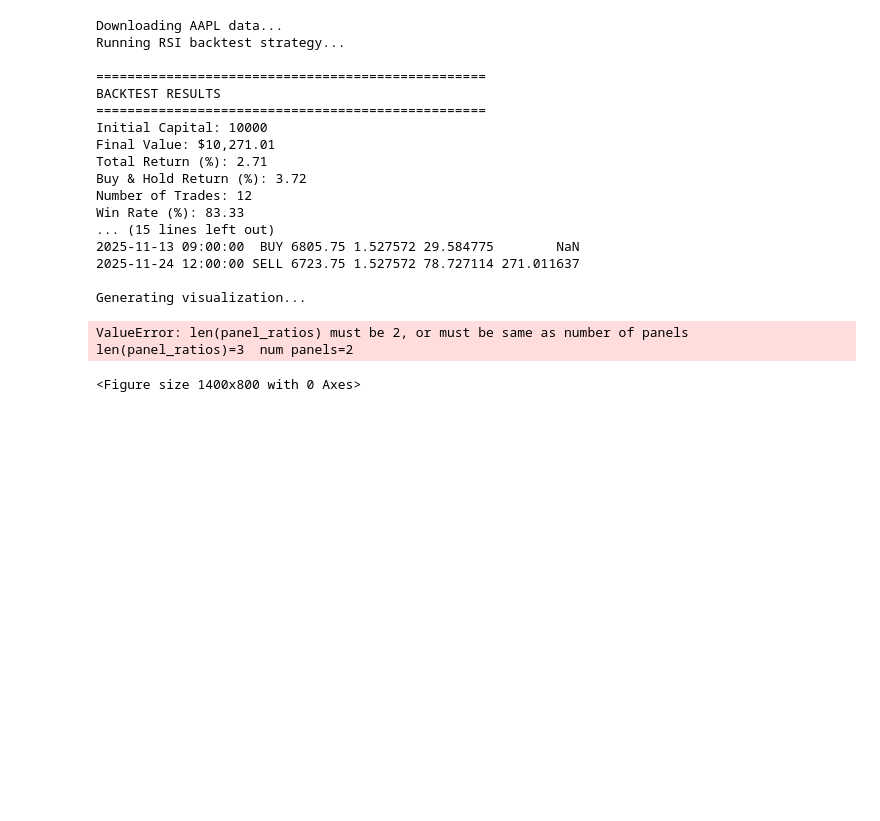
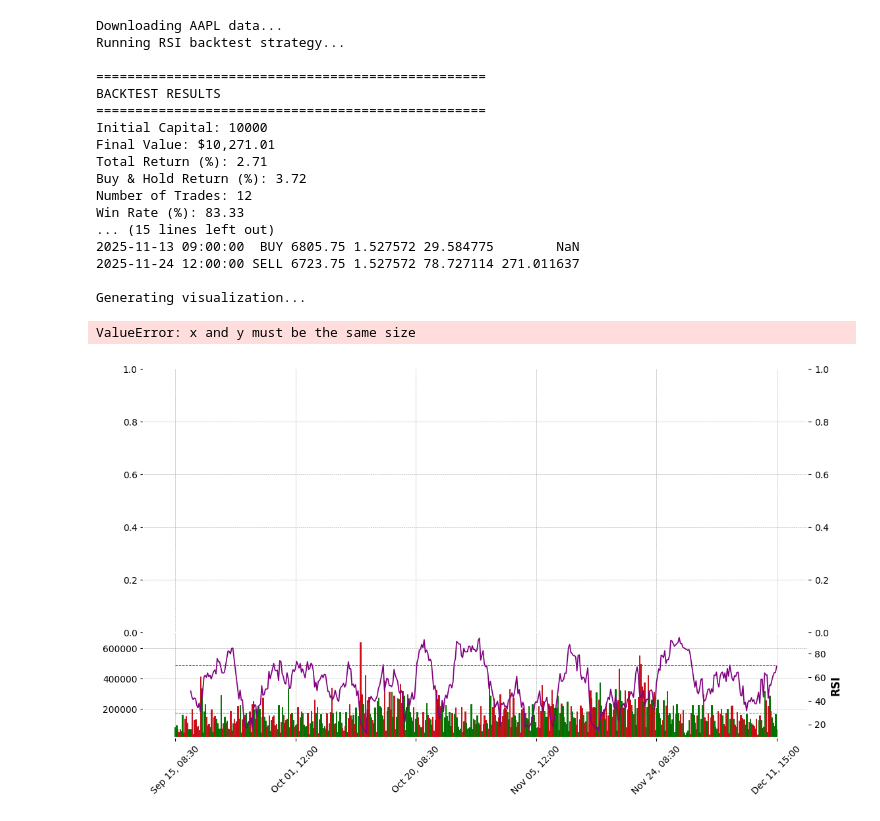
Before and after one commit to loytheman/anna, a Jupyter notebook: anna/test.ipynb, the cells around one changed output. Cells and saved outputs as stored; diff of their text form; code cells hidden in the pictures; blank space fills up the shorter version.

```diff
--- a/anna/test.ipynb
+++ b/anna/test.ipynb
@@ -151,7 +151,8 @@ def plot_strategy(df, trades, ticker):
              ylabel='Price ($)',
              volume=True,
              addplot=apds,
-             figsize=(14, 8))
+             figsize=(14, 8),
+             panel_ratios=(2, 1, 1))
 
 # Main execution
 if __name__ == "__main__":
@@ -196,33 +197,32 @@ if __name__ == "__main__":
     # Plot portfolio value over time
     plt.figure(figsize=(14, 5))
     plt.plot(df.index, df['Portfolio_Value'], label='Strategy Portfolio', linewidth=2)
     plt.plot(df.index, df['Close'] / df['Close'].iloc[0] * INITIAL_CAPITAL,
              label='Buy & Hold', linewidth=2, alpha=0.7)
     plt.xlabel('Date')
     plt.ylabel('Portfolio Value ($)')
     plt.title('Portfolio Value: RSI Strategy vs Buy & Hold')
     plt.legend()
     plt.grid(alpha=0.3)
     plt.tight_layout()
     plt.show()
 # %% [output]
 Downloading AAPL data...
 Running RSI backtest strategy...
 
 ==================================================
 BACKTEST RESULTS
 ==================================================
 Initial Capital: 10000
 Final Value: $10,271.01
 Total Return (%): 2.71
 Buy & Hold Return (%): 3.72
 Number of Trades: 12
 Win Rate (%): 83.33
 ... (15 lines left out)
 2025-11-13 09:00:00  BUY 6805.75 1.527572 29.584775        NaN
 2025-11-24 12:00:00 SELL 6723.75 1.527572 78.727114 271.011637
 
 Generating visualization...
-ValueError: len(panel_ratios) must be 2, or must be same as number of panels
-len(panel_ratios)=3  num panels=2
+ValueError: x and y must be the same size
-<Figure size 1400x800 with 0 Axes>
+[figure, added]
```
Also changed, not shown: 1 other file.
